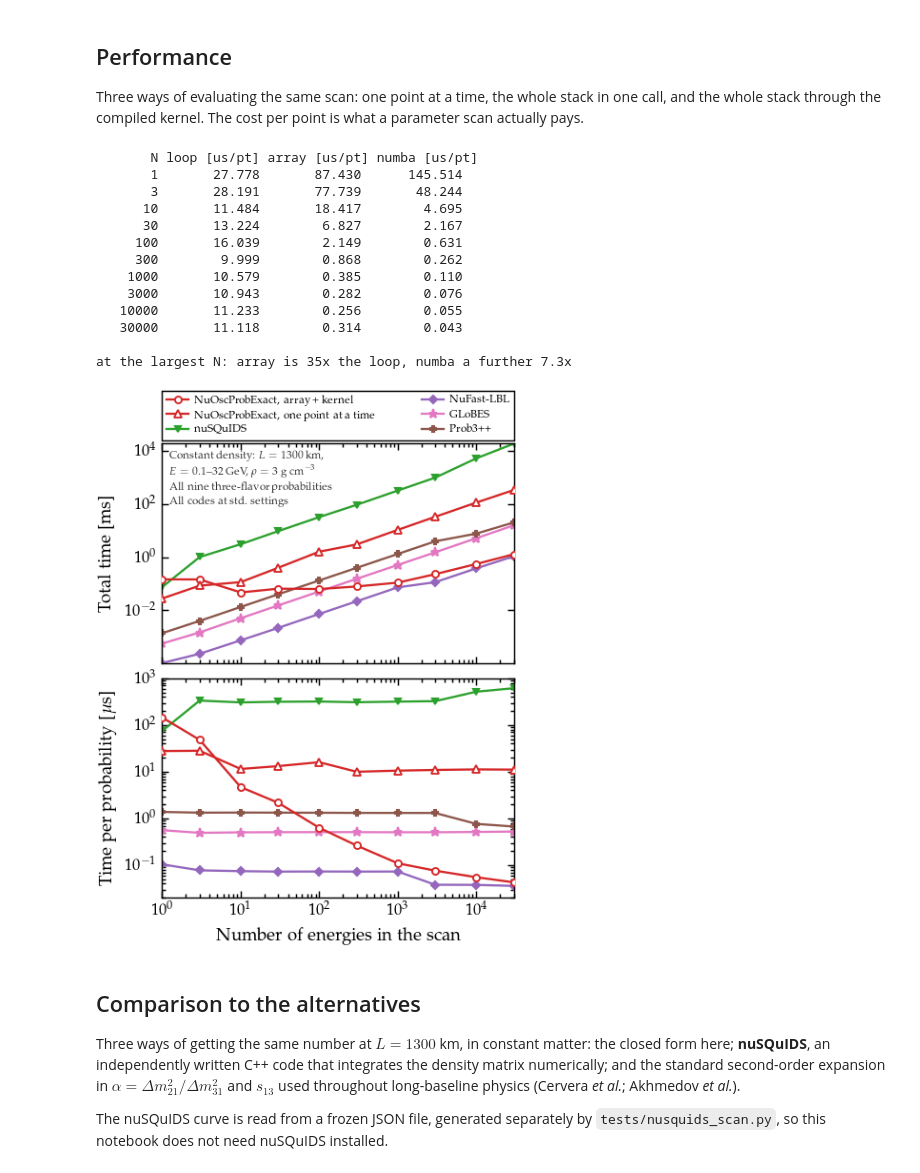
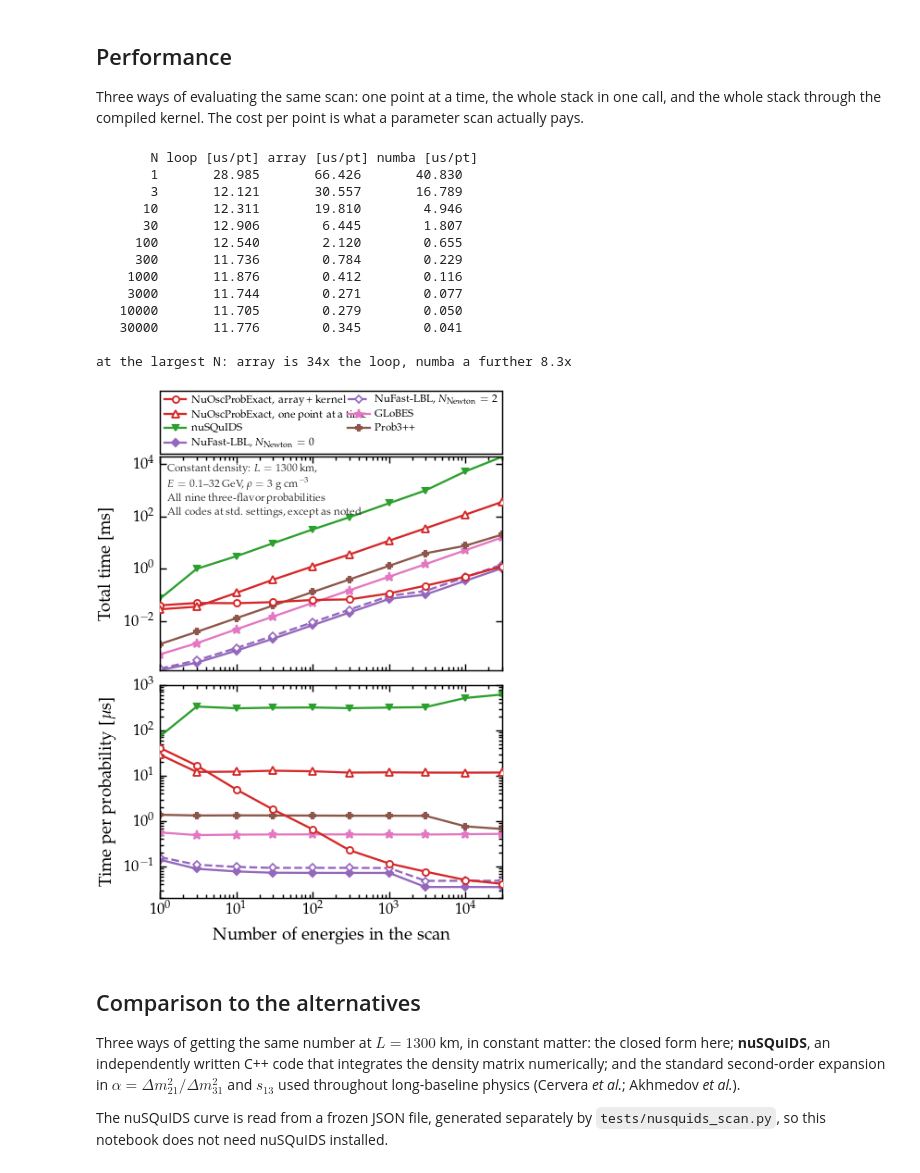
Before and after one commit to mbustama/NuOscProbExact, a Jupyter notebook: notebooks/10_paper_figures.ipynb, the cells around one changed output. Cells and saved outputs as stored; diff of their text form; code cells hidden in the pictures.

```diff
--- a/notebooks/10_paper_figures.ipynb
+++ b/notebooks/10_paper_figures.ipynb
@@ -1032,49 +1035,55 @@ for col, style, size, lab in (
 # multiple-energy mode and still does not fall, because what it amortises is
 # the solver setup and not the integration.
 for key, style, col, size, lab in (
         ("nusquids", "-v", "C2", 2.6, "nuSQuIDS"),
-        ("nufast_lbl", "-D", "C4", 2.4, "NuFast-LBL"),
+        ("nufast_lbl", "-D", "C4", 2.4,
+         r"NuFast-LBL, $N_{\rm Newton} = 0$"),
+        ("nufast_lbl_n2", "--D", "C4", 2.4,
+         r"NuFast-LBL, $N_{\rm Newton} = 2$"),
         ("globes", "-*", "C6", 4.4, "GLoBES"),
         ("prob3pp", "-P", "C5", 3.2, "Prob3++")):
     n = np.array(other[key]["sizes"], dtype=float)
     t = np.array(other[key]["seconds"])
-    axt.loglog(n, t*1e3, style, ms=size, color=col, label=lab)
-    ax.loglog(n, t/n*1e6, style, ms=size, color=col)
+    kw = dict(ms=size, color=col)
+    if key == "nufast_lbl_n2":
+        kw.update(mfc="white", mew=0.8)
+    axt.loglog(n, t*1e3, style, label=lab, **kw)
+    ax.loglog(n, t/n*1e6, style, **kw)
 
 axt.set_ylabel("Total time [ms]")
 axt.text(0.02, 0.97, "Constant density:  " + r"$L = 1300$ km," + "\n"
          r"$E = 0.1$--$32$ GeV,  $\rho = 3$ g cm$^{-3}$" + "\n"
          "All nine three-flavor probabilities" + "\n"
-         "All codes at std.\\ settings",
+         "All codes at std.\\ settings, except as noted",
          transform=axt.transAxes, ha="left", va="top", fontsize=5.6,
          color="0.2", linespacing=1.4)
 # `mode="expand"` with the anchor spanning the axes makes the legend box
 # exactly as wide as the panels it sits above.
 leg = axt.legend(loc="lower left", bbox_to_anchor=(0.0, 1.015, 1.0, 0.1),
                  mode="expand", ncol=2, fontsize=5.6, borderaxespad=0.0,
                  columnspacing=1.2, handlelength=2.0)
 leg.get_frame().set_linewidth(0.7)
 ax.set_xlim(rows[0, 0], rows[-1, 0])
 ax.set_xlabel("Number of energies in the scan")
 ax.set_ylabel(r"Time per probability [$\mu$s]")
 ax.set_ylim(2.0e-2, 1.0e3)
 fig.savefig(os.path.join(FIGDIR, "performance.pdf"), bbox_inches="tight")
 plt.show()
 # %% [output]
        N loop [us/pt] array [us/pt] numba [us/pt]
-       1       27.778       87.430      145.514
-       3       28.191       77.739       48.244
-      10       11.484       18.417        4.695
-      30       13.224        6.827        2.167
-     100       16.039        2.149        0.631
-     300        9.999        0.868        0.262
-    1000       10.579        0.385        0.110
-    3000       10.943        0.282        0.076
-   10000       11.233        0.256        0.055
-   30000       11.118        0.314        0.043
+       1       28.985       66.426       40.830
+       3       12.121       30.557       16.789
+      10       12.311       19.810        4.946
+      30       12.906        6.445        1.807
+     100       12.540        2.120        0.655
+     300       11.736        0.784        0.229
+    1000       11.876        0.412        0.116
+    3000       11.744        0.271        0.077
+   10000       11.705        0.279        0.050
+   30000       11.776        0.345        0.041
 
-at the largest N: array is 35x the loop, numba a further 7.3x
+at the largest N: array is 34x the loop, numba a further 8.3x
-[figure, old version]
+[figure, new version]
 # %% [markdown]
 ## Comparison to the alternatives
 
```
Also changed, not shown: parts of 1 cell of this notebook, 7 other files.
